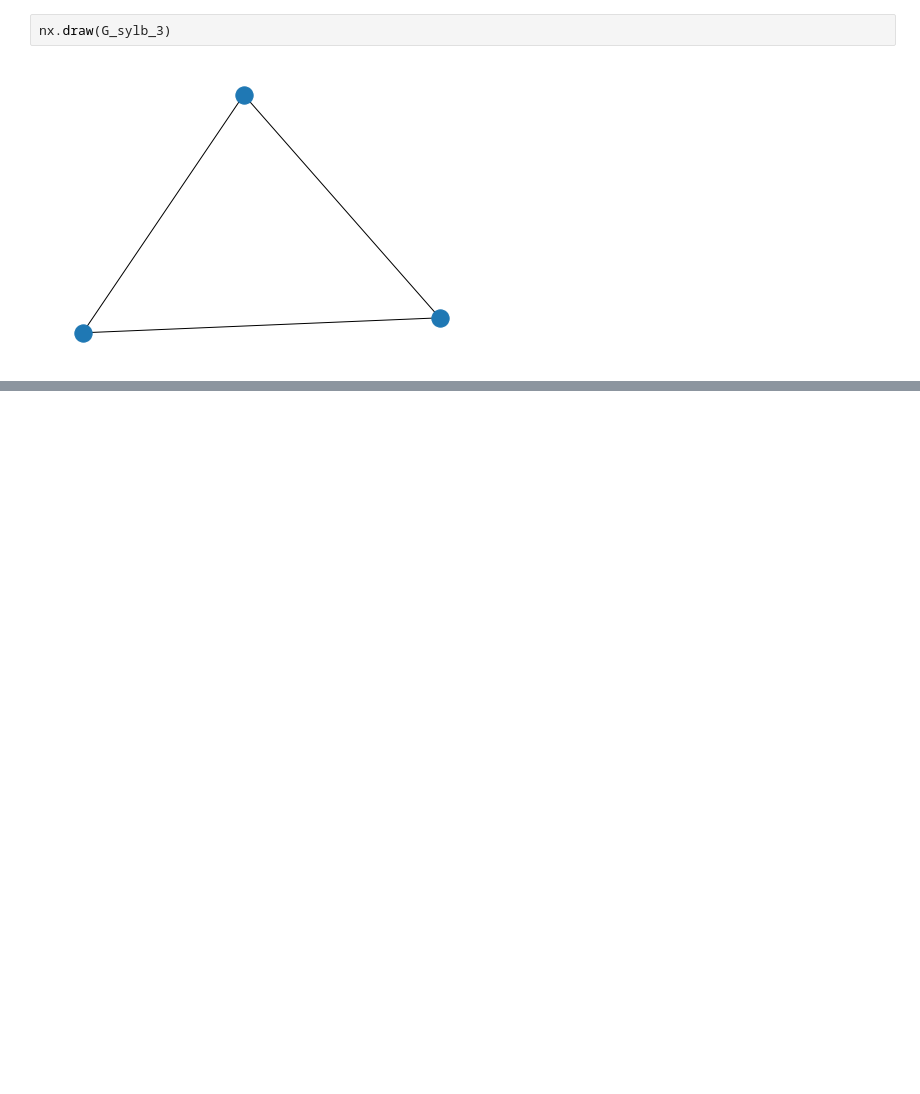
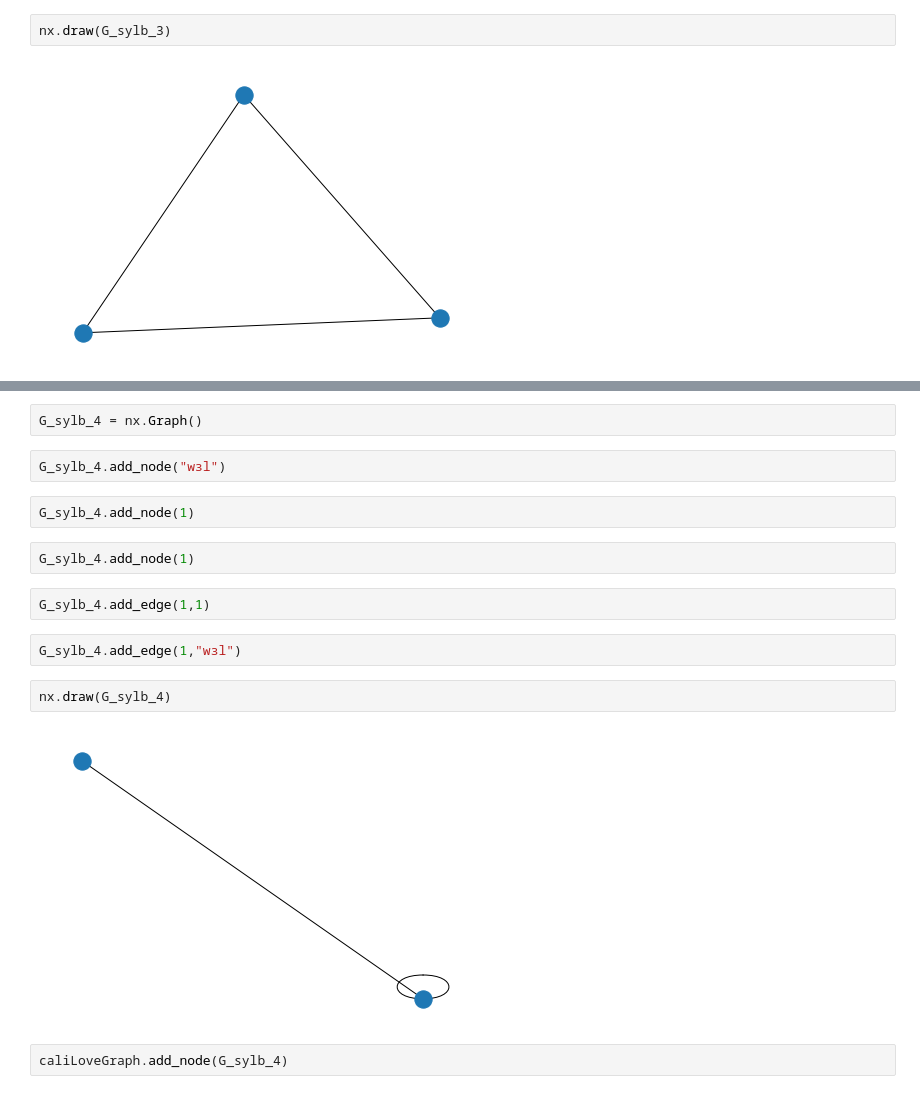
Before and after one commit to rkimelman/7100-2022, a Jupyter notebook: fall2022.ipynb, the cells around one changed output, grey strips where cells are left out. Cells and saved outputs as stored; diff of their text form; blank space fills up the shorter version.

```diff
--- a/fall2022.ipynb
+++ b/fall2022.ipynb
@@ -101,0 +102,18 @@ nx.draw(caliLoveGraph)
+# %%
+G_sylb_4 = nx.Graph()
+# %%
+G_sylb_4.add_node("wɜl")
+# %%
+G_sylb_4.add_node(1)
+# %%
+G_sylb_4.add_node(1)
+# %%
+G_sylb_4.add_edge(1,1)
+# %%
+G_sylb_4.add_edge(1,"wɜl")
+# %%
+nx.draw(G_sylb_4)
+# %% [output]
+[figure, added]
+# %%
+caliLoveGraph.add_node(G_sylb_4)
```
Also changed, not shown: parts of 163 cells of this notebook.
